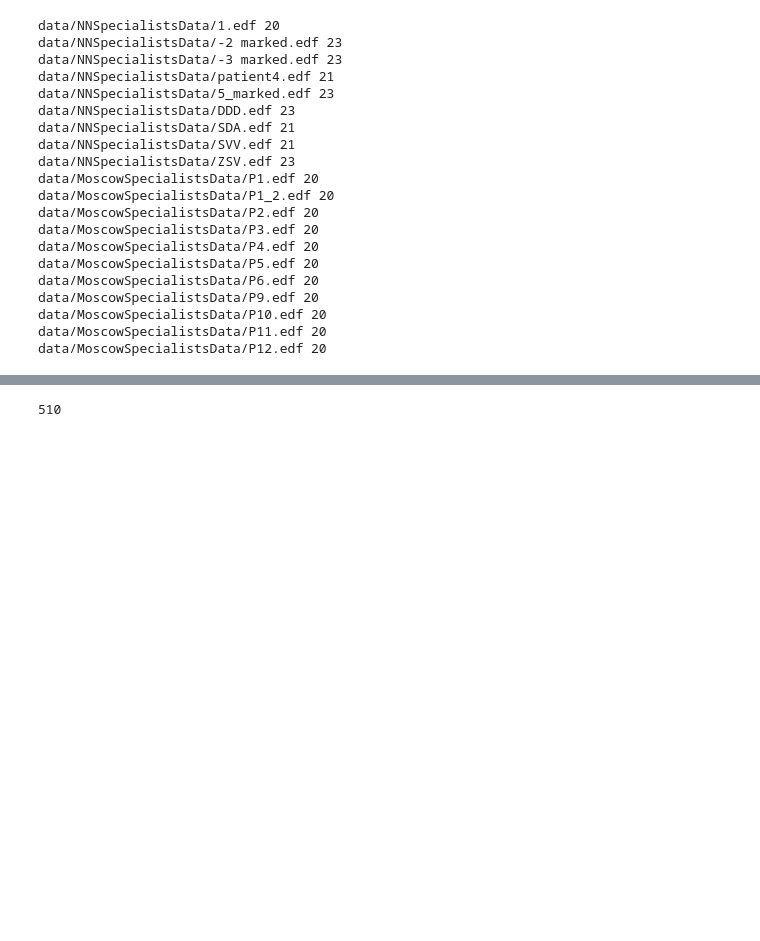
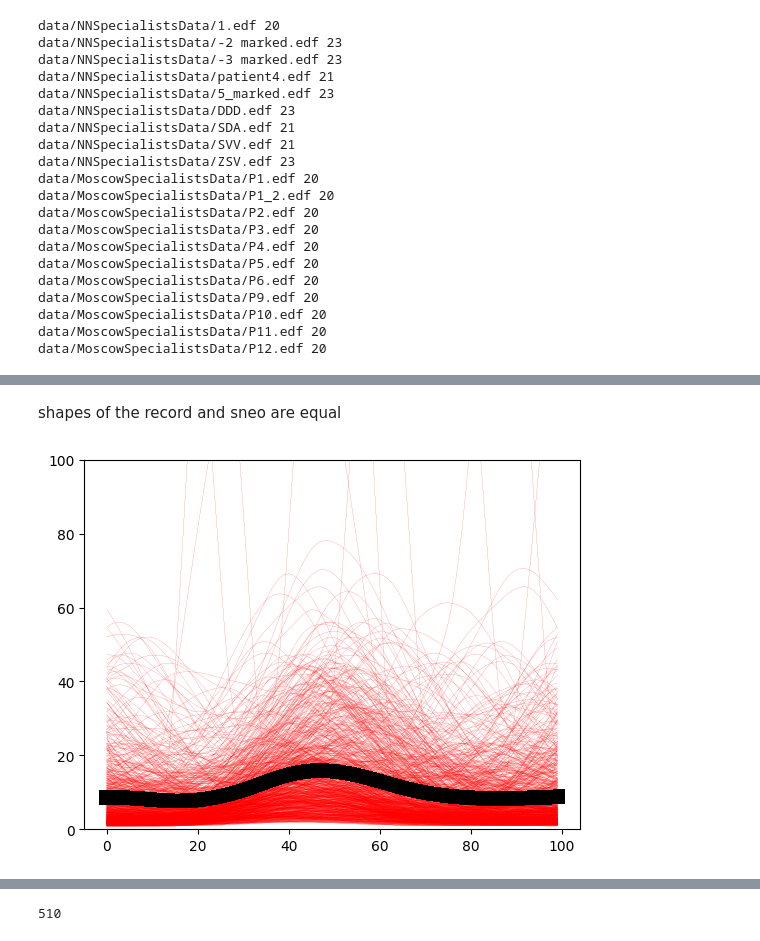
Before and after one commit to NikolayGromov/extreme-events, a Jupyter notebook: EEG seizure/EpiActivity/NovelEEGSequenceFeatures.ipynb, the cells around one changed output, grey strips where cells are left out. Drawn from its saved outputs; the diff is of its cells as text; code cells hidden in the pictures; blank space fills up the shorter version.

Commit message:
Add Sneo, table  and edf write

```diff
--- a/EEG seizure/EpiActivity/NovelEEGSequenceFeatures.ipynb
+++ b/EEG seizure/EpiActivity/NovelEEGSequenceFeatures.ipynb
@@ -183,0 +208,39 @@ def SNEO(signal, window_len = 50):
+# %% [markdown]
+shapes of the record and sneo are equal
+# %%
+i=4
+sneo_signals = np.load("data/" + record_names[i].split("/")[0] + "/SNEO/" + record_names[i].split("/")[1] + "freq" + str(freqs[i])[:3] + ".npy")
+# %%
+train_time_start = annots[i][0][0]
+train_time_end = annots[i][-1][0]
+train_idx_start = (np.array(times[i]) < train_time_start).argmin()
+train_idx_fin = (np.array(times[i])< train_time_end).argmin()
+
+sneo_signals = sneo_signals[:, train_idx_start:train_idx_fin]
+# %%
+test_labels = all_labels[i][train_idx_start:train_idx_fin]
+# %%
+count_zero = 0
+silence = []
+epi = []
+in_epi_flag = False
+for i in range(len(sneo_signals[0])-100):
+    if test_labels[i] == 0:
+        in_epi_flag = False
+        count_zero += 1
+    if count_zero == 100:
+        count_zero = 0
+        silence.append(sneo_signals[:, i-100:i].sum(axis=0))
+
+    if test_labels[i] == 1 and not in_epi_flag:
+        count_zero = 0
+        in_epi_flag = True
+        epi.append(sneo_signals[:, i-30:i+70].sum(axis=0))
+# %%
+mean_epi = np.array(epi[1:]).mean(axis=0)
+for epi_sample in epi:
+    plt.plot(epi_sample, c="red", linewidth=0.1)
+    plt.plot(mean_epi, c="black", linewidth = 10)
+    plt.ylim(0, 100)
+# %% [output]
+[figure, added]
```
Also changed, not shown: parts of 16 cells of this notebook, 1 other file.
